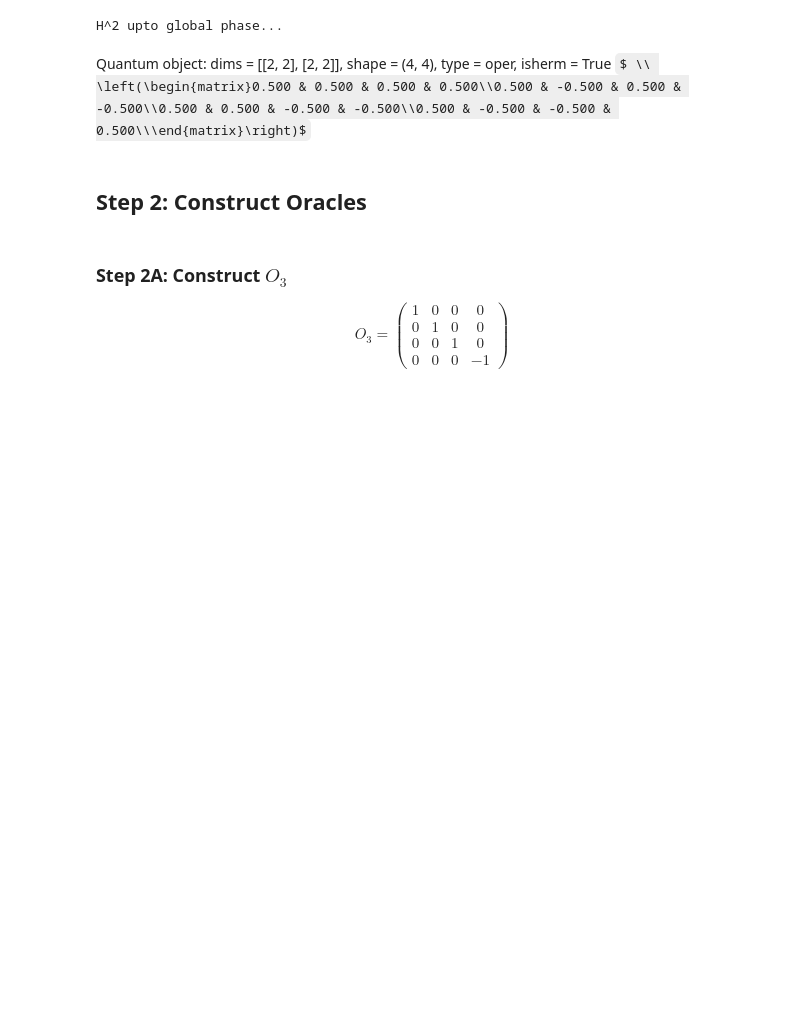
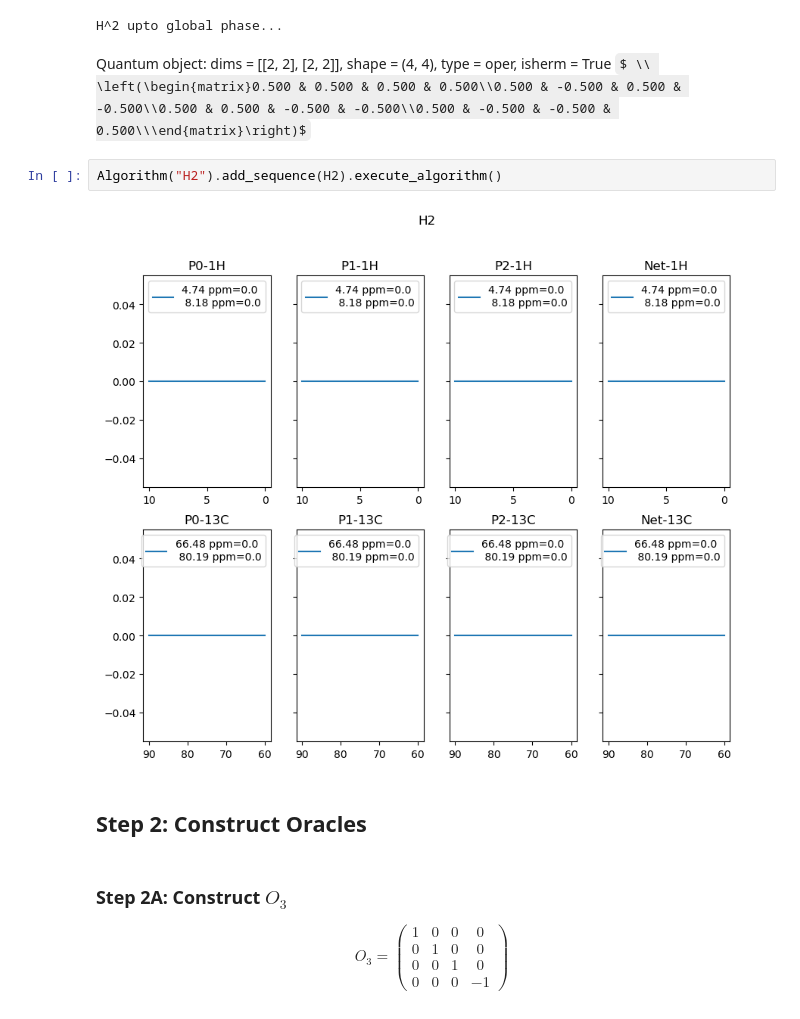
Before and after one commit to Manvi-Agrawal/NMR-Pulse-Simulator, a Jupyter notebook: Sample-Grover.ipynb, the cells around one changed output. Cells and saved outputs as stored; diff of their text form; some formulas as TeX source; blank space fills up the shorter version.

```diff
--- a/Sample-Grover.ipynb
+++ b/Sample-Grover.ipynb
@@ -48,6 +45,10 @@ np.exp(-1j*np.pi)*H2.compile().get_operator()
 # %% [output]
 H^2 upto global phase...
 Quantum object: dims = [[2, 2], [2, 2]], shape = (4, 4), type = oper, isherm = True $ \\ \left(\begin{matrix}0.500 & 0.500 & 0.500 & 0.500\\0.500 & -0.500 & 0.500 & -0.500\\0.500 & 0.500 & -0.500 & -0.500\\0.500 & -0.500 & -0.500 & 0.500\\\end{matrix}\right)$
+# %%
+Algorithm("H2").add_sequence(H2).execute_algorithm()
+# %% [output]
+[figure, added]
 # %% [markdown]
 ## Step 2: Construct Oracles
 # %% [markdown]
```
Also changed, not shown: parts of 10 cells of this notebook.
